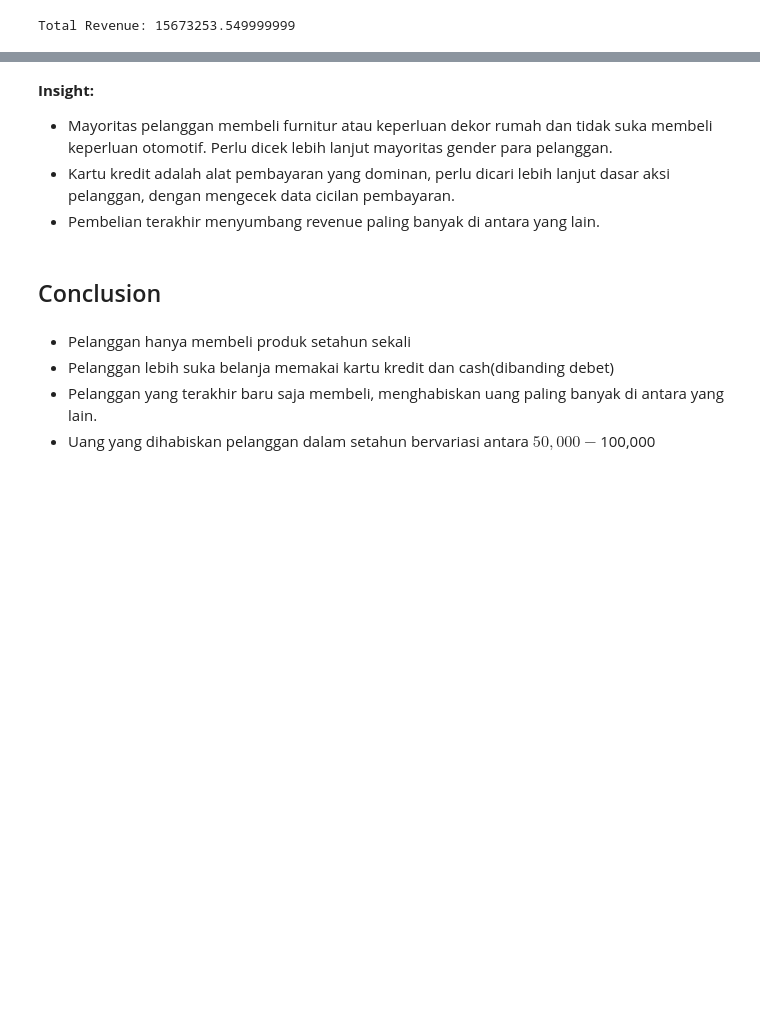
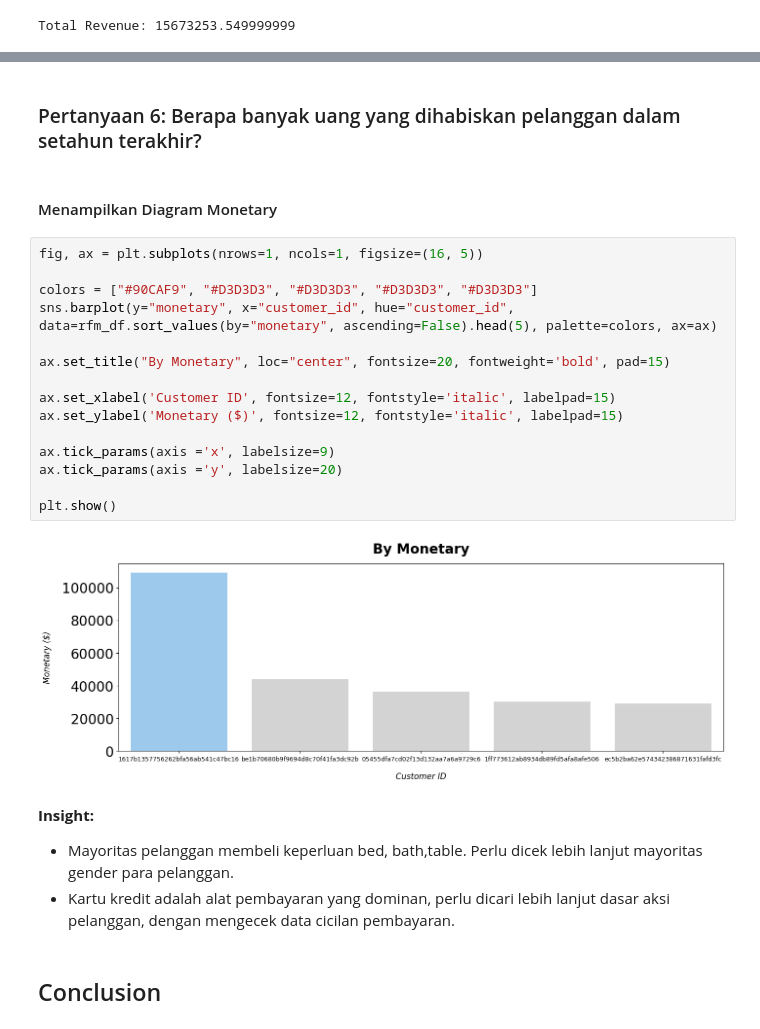
Before and after one commit to Ponyhowlf/Final_Proyek_Analisis_Data, a Jupyter notebook: Final_proyek_analisis_data.ipynb, the cells around one changed output, grey strips where cells are left out. Saved outputs shown, nothing was run; the diff lists cells and outputs as text; blank space fills up the shorter version.

```diff
--- a/Final_proyek_analisis_data.ipynb
+++ b/Final_proyek_analisis_data.ipynb
@@ -1135,12 +1069,27 @@ Total Revenue: 15673253.549999999
+# %% [markdown]
+### Pertanyaan 6: Berapa banyak uang yang dihabiskan pelanggan dalam setahun terakhir?
+# %% [markdown]
+#### Menampilkan Diagram Monetary
+# %%
+fig, ax = plt.subplots(nrows=1, ncols=1, figsize=(16, 5))
+
+colors = ["#90CAF9", "#D3D3D3", "#D3D3D3", "#D3D3D3", "#D3D3D3"]
+sns.barplot(y="monetary", x="customer_id", hue="customer_id", data=rfm_df.sort_values(by="monetary", ascending=False).head(5), palette=colors, ax=ax)
+
+ax.set_title("By Monetary", loc="center", fontsize=20, fontweight='bold', pad=15)
+
+ax.set_xlabel('Customer ID', fontsize=12, fontstyle='italic', labelpad=15)
+ax.set_ylabel('Monetary ($)', fontsize=12, fontstyle='italic', labelpad=15)
+
+ax.tick_params(axis ='x', labelsize=9)
+ax.tick_params(axis ='y', labelsize=20)
+
+plt.show()
+# %% [output]
+[figure, added]
 # %% [markdown]
 **Insight:**
-- Mayoritas pelanggan membeli furnitur atau keperluan dekor rumah dan tidak suka membeli keperluan otomotif. Perlu dicek lebih lanjut mayoritas gender para pelanggan.
+- Mayoritas pelanggan membeli keperluan bed, bath,table. Perlu dicek lebih lanjut mayoritas gender para pelanggan.
 - Kartu kredit adalah alat pembayaran yang dominan, perlu dicari lebih lanjut dasar aksi pelanggan, dengan mengecek data cicilan pembayaran.
-- Pembelian terakhir menyumbang revenue paling banyak di antara yang lain.
 # %% [markdown]
 ## Conclusion
-# %% [markdown]
-- Pelanggan hanya membeli produk setahun sekali
-- Pelanggan lebih suka belanja memakai kartu kredit dan cash(dibanding debet)
-- Pelanggan yang terakhir baru saja membeli, menghabiskan uang paling banyak di antara yang lain.
-- Uang yang dihabiskan pelanggan dalam setahun bervariasi antara $50,000 - $100,000
```
Also changed, not shown: parts of 40 cells of this notebook.
